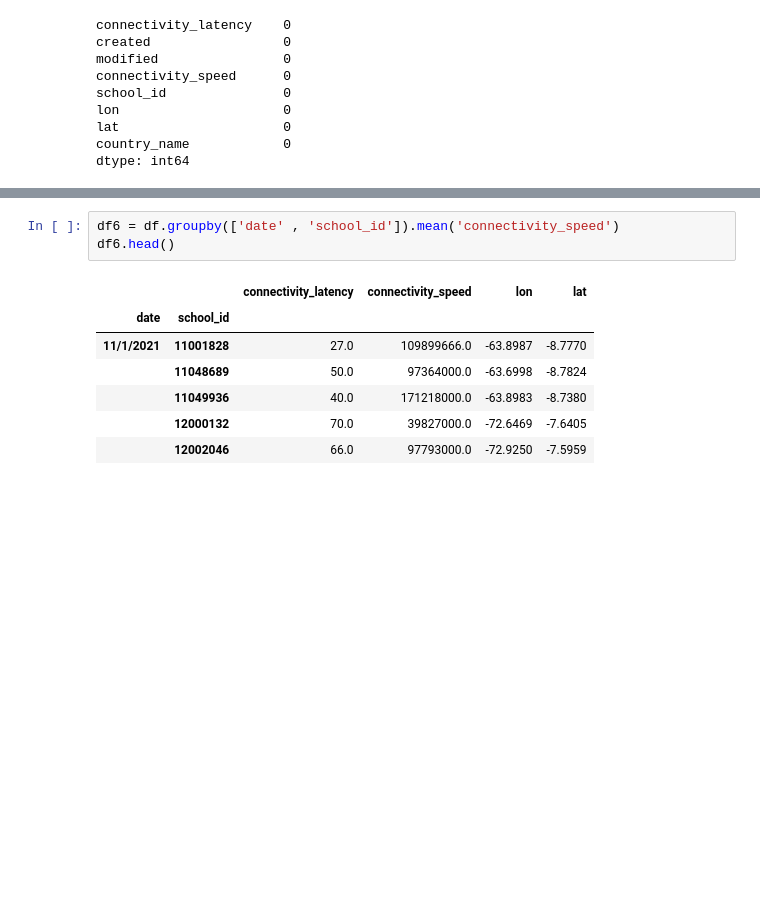
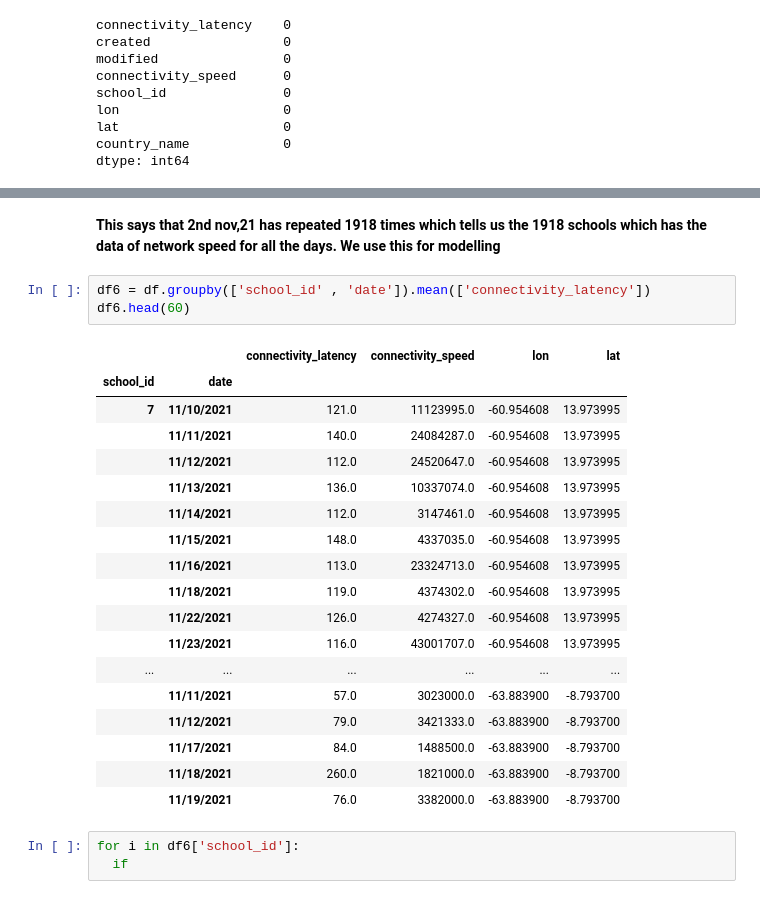
Before and after one commit to HarshaGowtham/UNICEF_RESEARCH_DEEPLEARNING, a Jupyter notebook: E&S_Analysis_UNICEF.ipynb, the cells around one changed output, grey strips where cells are left out. Cells and saved outputs as stored; diff of their text form; blank space fills up the shorter version.

```diff
--- a/E&S_Analysis_UNICEF.ipynb
+++ b/E&S_Analysis_UNICEF.ipynb
@@ -369,11 +391,27 @@ df.shape
+# %% [markdown]
+**This says that 2nd nov,21 has repeated 1918 times which tells us the 1918 schools which has the data of network speed for all the days. We use this for modelling**
 # %%
-df6 = df.groupby(['date' , 'school_id']).mean('connectivity_speed')
-df6.head()
+df6 = df.groupby(['school_id' , 'date']).mean(['connectivity_latency'])
+df6.head(60)
 # %% [output]
 |  |  | connectivity_latency | connectivity_speed | lon | lat |
-| date | school_id |  |  |  |  |
-| 11/1/2021 | 11001828 | 27.0 | 109899666.0 | -63.8987 | -8.7770 |
-|  | 11048689 | 50.0 | 97364000.0 | -63.6998 | -8.7824 |
-|  | 11049936 | 40.0 | 171218000.0 | -63.8983 | -8.7380 |
-|  | 12000132 | 70.0 | 39827000.0 | -72.6469 | -7.6405 |
-|  | 12002046 | 66.0 | 97793000.0 | -72.9250 | -7.5959 |
+| school_id | date |  |  |  |  |
+| 7 | 11/10/2021 | 121.0 | 11123995.0 | -60.954608 | 13.973995 |
+|  | 11/11/2021 | 140.0 | 24084287.0 | -60.954608 | 13.973995 |
+|  | 11/12/2021 | 112.0 | 24520647.0 | -60.954608 | 13.973995 |
+|  | 11/13/2021 | 136.0 | 10337074.0 | -60.954608 | 13.973995 |
+|  | 11/14/2021 | 112.0 | 3147461.0 | -60.954608 | 13.973995 |
+|  | 11/15/2021 | 148.0 | 4337035.0 | -60.954608 | 13.973995 |
+|  | 11/16/2021 | 113.0 | 23324713.0 | -60.954608 | 13.973995 |
+|  | 11/18/2021 | 119.0 | 4374302.0 | -60.954608 | 13.973995 |
+|  | 11/22/2021 | 126.0 | 4274327.0 | -60.954608 | 13.973995 |
+|  | 11/23/2021 | 116.0 | 43001707.0 | -60.954608 | 13.973995 |
+| ... | ... | ... | ... | ... | ... |
+|  | 11/11/2021 | 57.0 | 3023000.0 | -63.883900 | -8.793700 |
+|  | 11/12/2021 | 79.0 | 3421333.0 | -63.883900 | -8.793700 |
+|  | 11/17/2021 | 84.0 | 1488500.0 | -63.883900 | -8.793700 |
+|  | 11/18/2021 | 260.0 | 1821000.0 | -63.883900 | -8.793700 |
+|  | 11/19/2021 | 76.0 | 3382000.0 | -63.883900 | -8.793700 |
+# %%
+for i in df6['school_id']:
+  if
```
Also changed, not shown: parts of 16 cells of this notebook.
